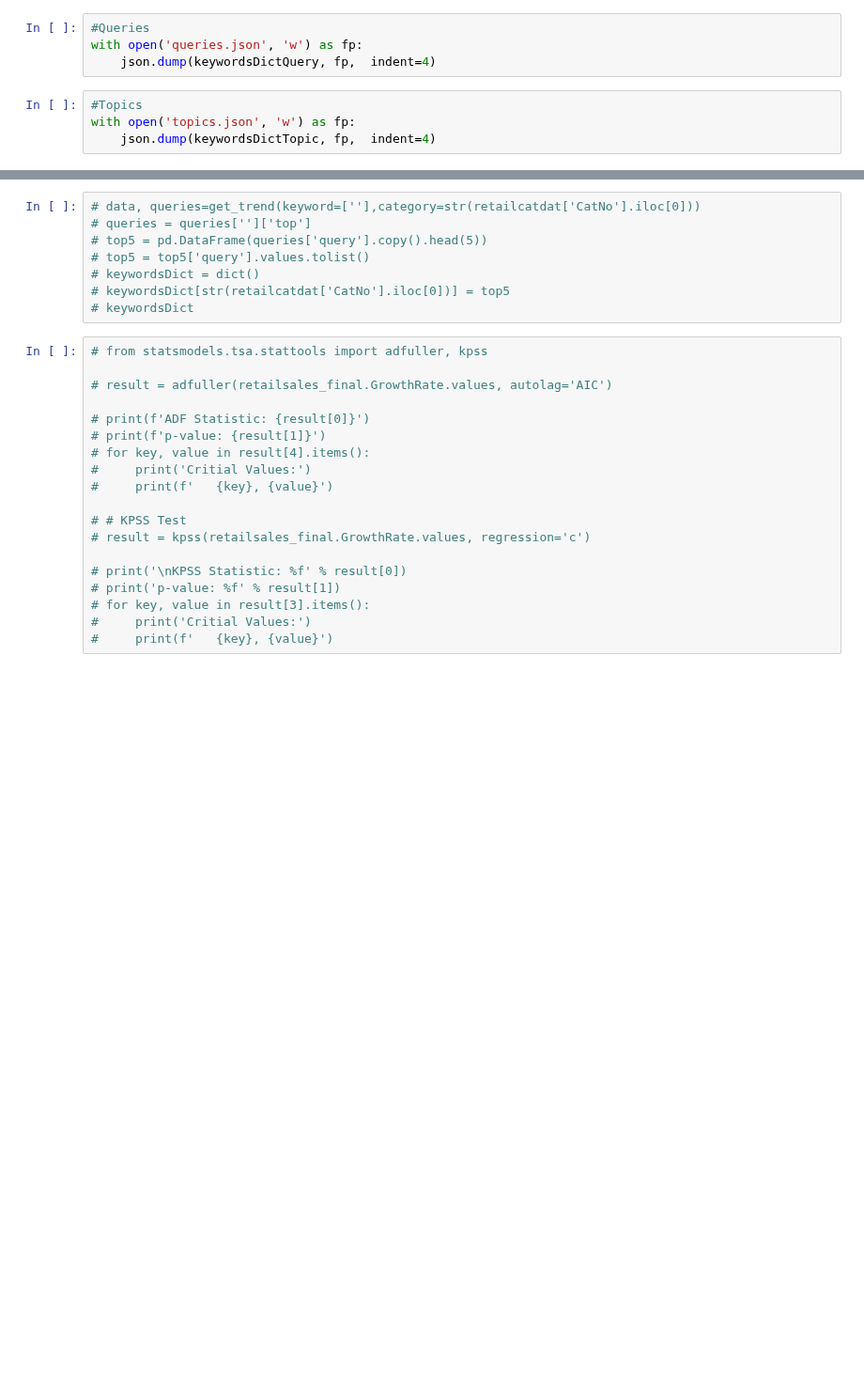
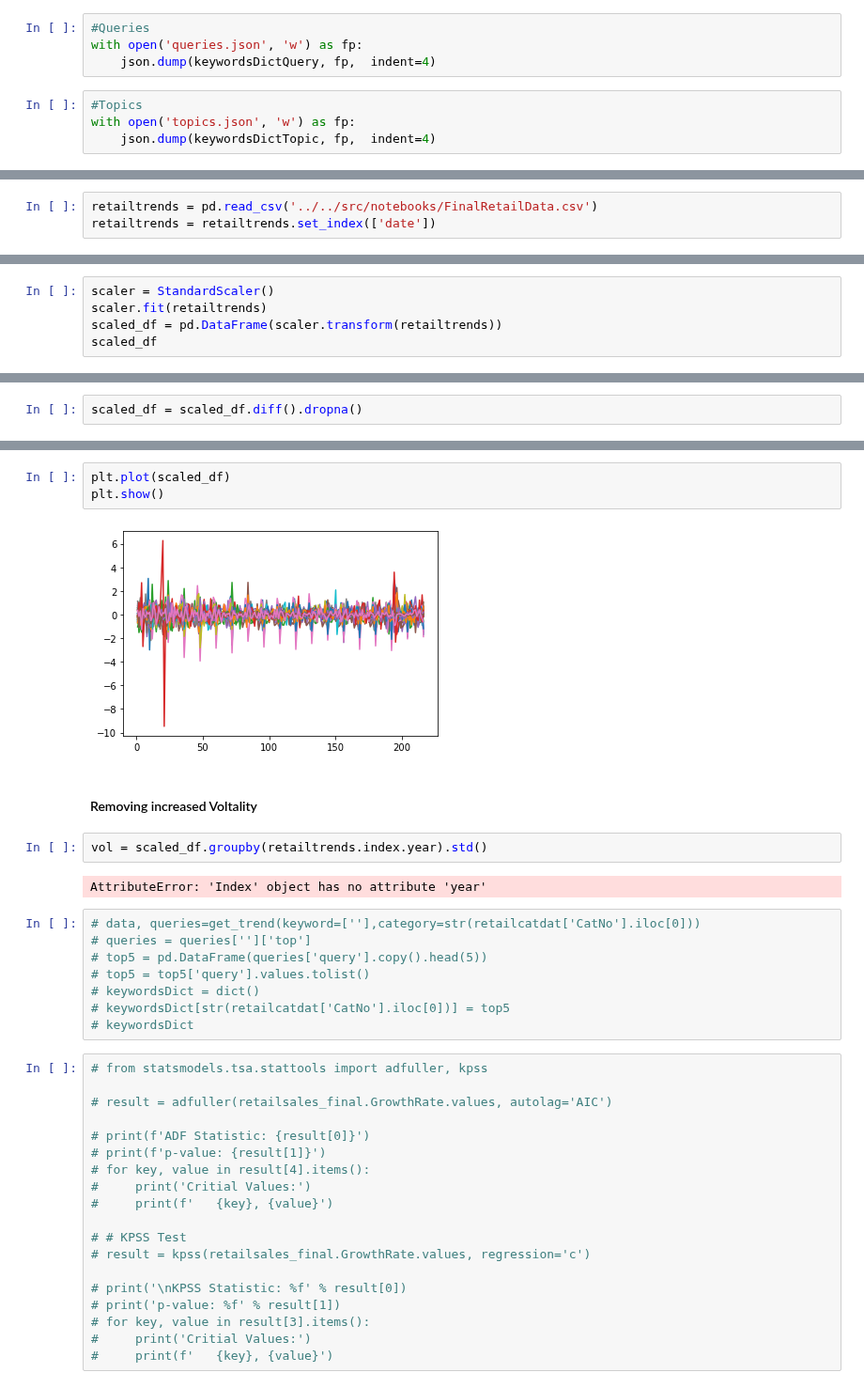
Before and after one commit to ubco-mds-2021-labs/capstone-project-googletrends_capstone, a Jupyter notebook: src/notebooks/retailsales_notebook.ipynb, the cells around one changed output, grey strips where cells are left out. Shown at 94% size. Saved outputs shown, nothing was run; the diff lists cells and outputs as text; blank space fills up the shorter version.

Commit message:
Added code for normalizing the time series data

```diff
--- a/src/notebooks/retailsales_notebook.ipynb
+++ b/src/notebooks/retailsales_notebook.ipynb
@@ -277,0 +250,3 @@ with open('topics.json', 'w') as fp:
+# %%
+retailtrends = pd.read_csv('../../src/notebooks/FinalRetailData.csv')
+retailtrends = retailtrends.set_index(['date'])
@@ -277,0 +264,5 @@ with open('topics.json', 'w') as fp:
+# %%
+scaler = StandardScaler()
+scaler.fit(retailtrends)
+scaled_df = pd.DataFrame(scaler.transform(retailtrends))
+scaled_df
@@ -277,0 +285,2 @@ with open('topics.json', 'w') as fp:
+# %%
+scaled_df = scaled_df.diff().dropna()
@@ -278,3 +303,14 @@ with open('topics.json', 'w') as fp:
+# %%
+plt.plot(scaled_df)
+plt.show()
+# %% [output]
+[figure, added]
+# %% [markdown]
+#### Removing increased Voltality
+# %%
+vol = scaled_df.groupby(retailtrends.index.year).std()
+# %% [output]
+AttributeError: 'Index' object has no attribute 'year'
 # %%
 # data, queries=get_trend(keyword=[''],category=str(retailcatdat['CatNo'].iloc[0]))
 # queries = queries['']['top']
```
Also changed, not shown: parts of 12 cells of this notebook, 3 other files.
